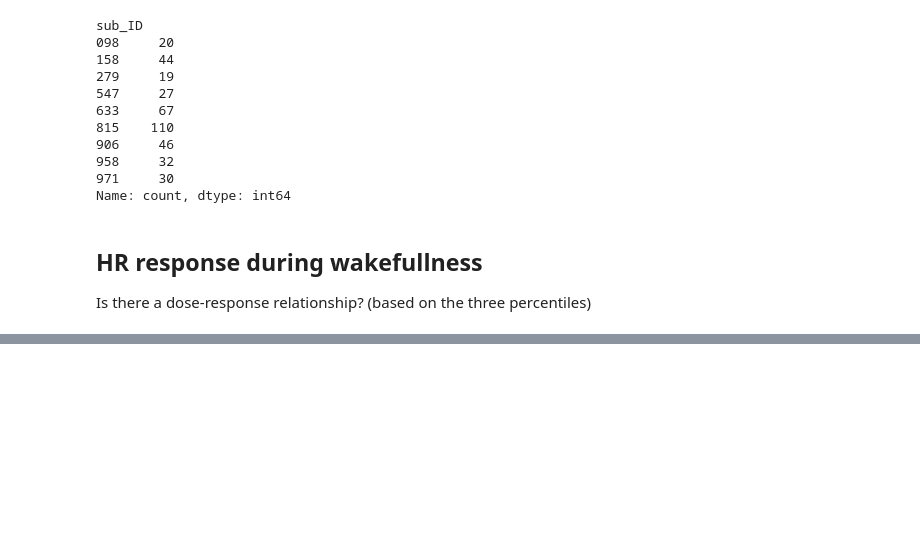
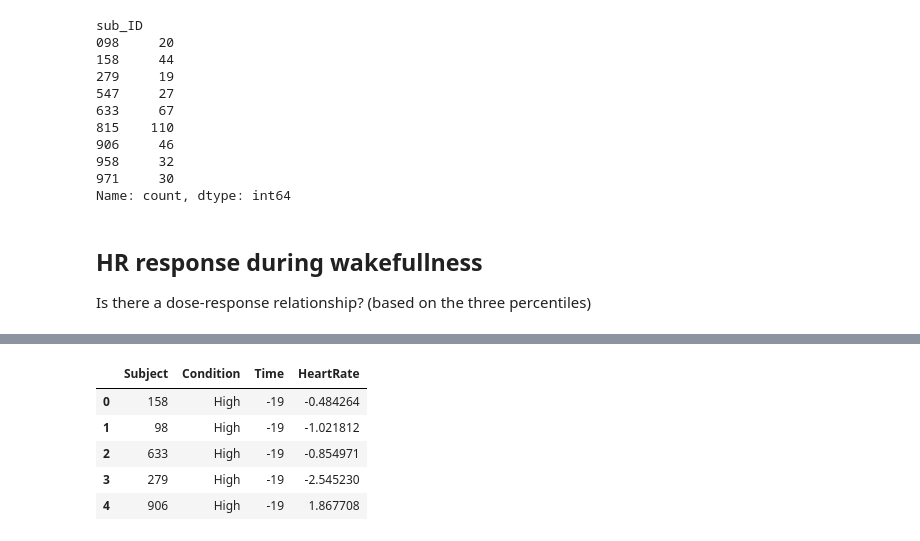
Before and after one commit to marcellosicbaldi/Every-Move-You-Make, a Jupyter notebook: src/notebook_HRresponse.ipynb, the cells around one changed output, grey strips where cells are left out. Saved outputs shown, nothing was run; the diff lists cells and outputs as text; code cells hidden in the pictures; blank space fills up the shorter version.

```diff
--- a/src/notebook_HRresponse.ipynb
+++ b/src/notebook_HRresponse.ipynb
@@ -790,0 +1392,36 @@ plt.plot(HR_response[0])
+# %%
+# save to csv
+
+
+# load from csv
+hr_df_high_sleep = pd.read_csv("/Users/marcellosicbaldi/Documents/GitHub/Movement-HR-Sleep/high_sleep.csv")
+hr_df_med_sleep = pd.read_csv("/Users/marcellosicbaldi/Documents/GitHub/Movement-HR-Sleep/med_sleep.csv")
+hr_df_low_sleep = pd.read_csv("/Users/marcellosicbaldi/Documents/GitHub/Movement-HR-Sleep/low_sleep.csv")
+# I want to perform a statistical test to see if the HR change is significantly different between the different movement categories
+# I will use a repeated measures ANOVA for this
+# I will use the statsmodels library to perform this test
+# I will use the HR change values for each subject and each movement category as the dependent variable
+# The independent variable will be the movement category
+# The subject will be the repeated measure
+
+hr_df_high_sleep["Condition"] = "High"
+hr_df_med_sleep["Condition"] = "Medium"
+hr_df_low_sleep["Condition"] = "Low"
+
+# Concatenate the dataframes
+combined_data = pd.concat([hr_df_high_sleep, hr_df_med_sleep, hr_df_low_sleep], ignore_index = True)
+
+# Reshape the data to long format
+long_format = pd.melt(combined_data, id_vars=['Unnamed: 0', 'Condition'], var_name='Time', value_name='HeartRate')
+
+# Rename columns for clarity
+long_format.rename(columns={'Unnamed: 0': 'Subject'}, inplace=True)
+
+long_format.head()
+# %% [output]
+|  | Subject | Condition | Time | HeartRate |
+| 0 | 158 | High | -19 | -0.484264 |
+| 1 | 98 | High | -19 | -1.021812 |
+| 2 | 633 | High | -19 | -0.854971 |
+| 3 | 279 | High | -19 | -2.545230 |
+| 4 | 906 | High | -19 | 1.867708 |
```
Also changed, not shown: parts of 54 cells of this notebook, 39 other files.
